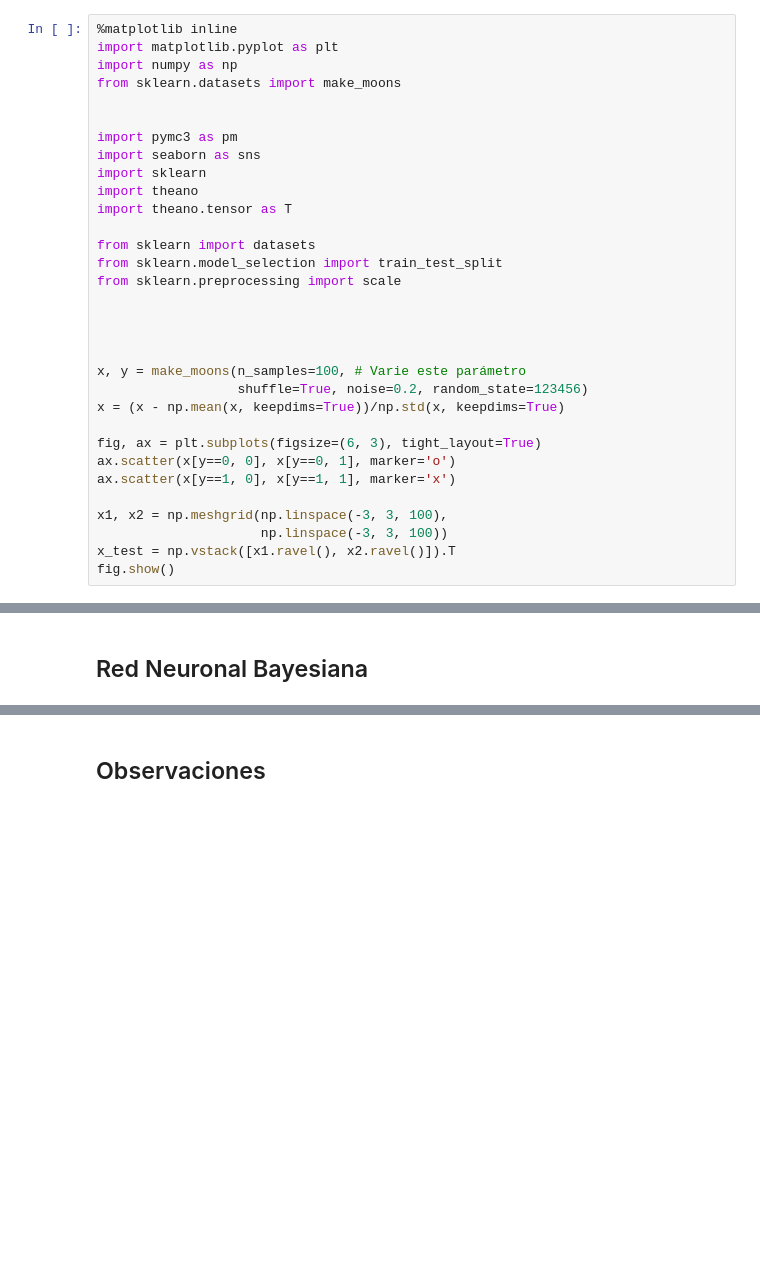
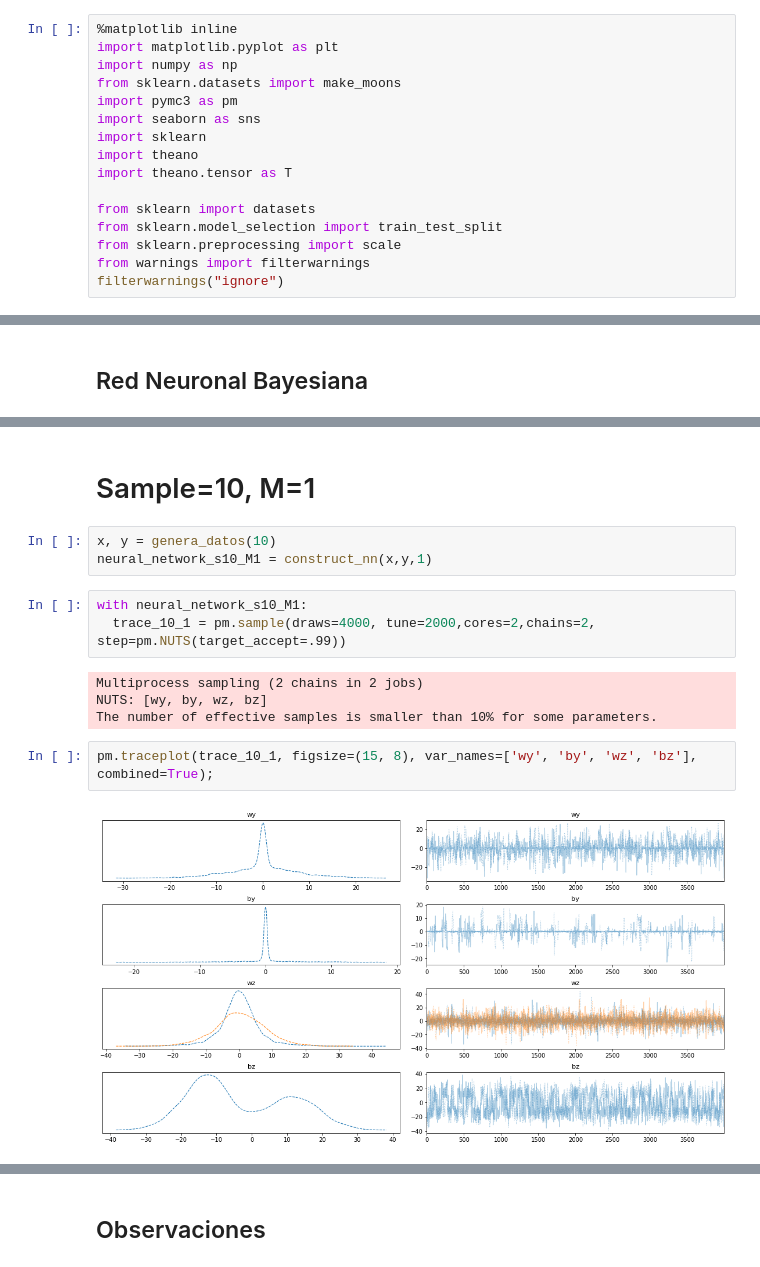
Before and after one commit to Patricio96/Proyecto-Final-Simulacion-INFO274, a Jupyter notebook: proyecto/proyecto.ipynb, the cells around one changed output, grey strips where cells are left out. Cells and saved outputs as stored; diff of their text form; blank space fills up the shorter version.

```diff
--- a/proyecto/proyecto.ipynb
+++ b/proyecto/proyecto.ipynb
@@ -106,8 +88,6 @@ Successfully installed pymc3-3.8
 import matplotlib.pyplot as plt
 import numpy as np
 from sklearn.datasets import make_moons
-
-
 import pymc3 as pm
 import seaborn as sns
 import sklearn
@@ -117,19 +97,5 @@ import theano.tensor as T
 from sklearn import datasets
 from sklearn.model_selection import train_test_split
 from sklearn.preprocessing import scale
-
-
-
-
-x, y = make_moons(n_samples=100, # Varie este parámetro
-                  shuffle=True, noise=0.2, random_state=123456)
-x = (x - np.mean(x, keepdims=True))/np.std(x, keepdims=True)
-
-fig, ax = plt.subplots(figsize=(6, 3), tight_layout=True)
-ax.scatter(x[y==0, 0], x[y==0, 1], marker='o')
-ax.scatter(x[y==1, 0], x[y==1, 1], marker='x')
-
-x1, x2 = np.meshgrid(np.linspace(-3, 3, 100),
-                     np.linspace(-3, 3, 100))
-x_test = np.vstack([x1.ravel(), x2.ravel()]).T
-fig.show()
+from warnings import filterwarnings
+filterwarnings("ignore")
@@ -180,0 +166,16 @@ neural_network = construct_nn(x, y,1)
+# %% [markdown]
+# Sample=10, M=1
+# %%
+x, y = genera_datos(10)
+neural_network_s10_M1 = construct_nn(x,y,1)
+# %%
+with neural_network_s10_M1:
+  trace_10_1 = pm.sample(draws=4000, tune=2000,cores=2,chains=2, step=pm.NUTS(target_accept=.99))
+# %% [output]
+Multiprocess sampling (2 chains in 2 jobs)
+NUTS: [wy, by, wz, bz]
+The number of effective samples is smaller than 10% for some parameters.
+# %%
+pm.traceplot(trace_10_1, figsize=(15, 8), var_names=['wy', 'by', 'wz', 'bz'], combined=True);
+# %% [output]
+[figure, added]
```
Also changed, not shown: parts of 67 cells of this notebook.
